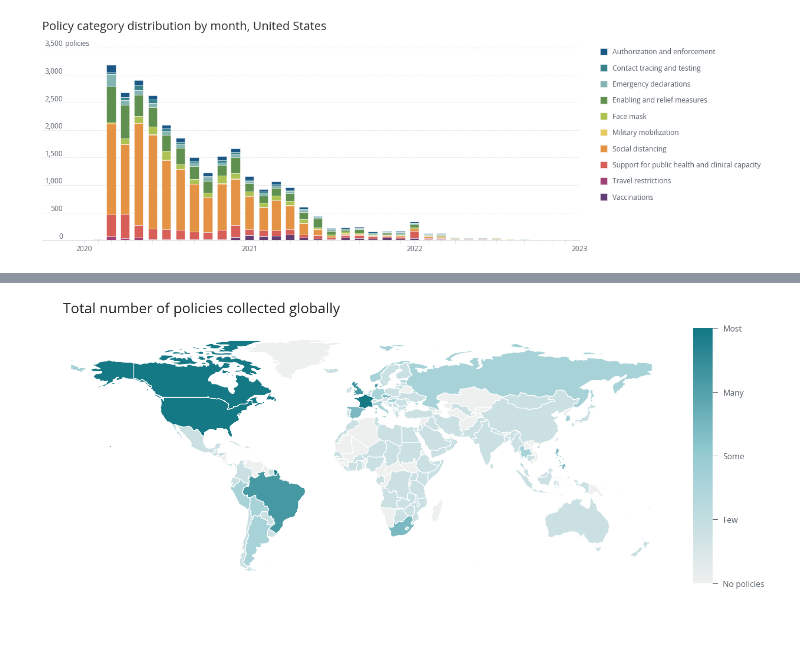
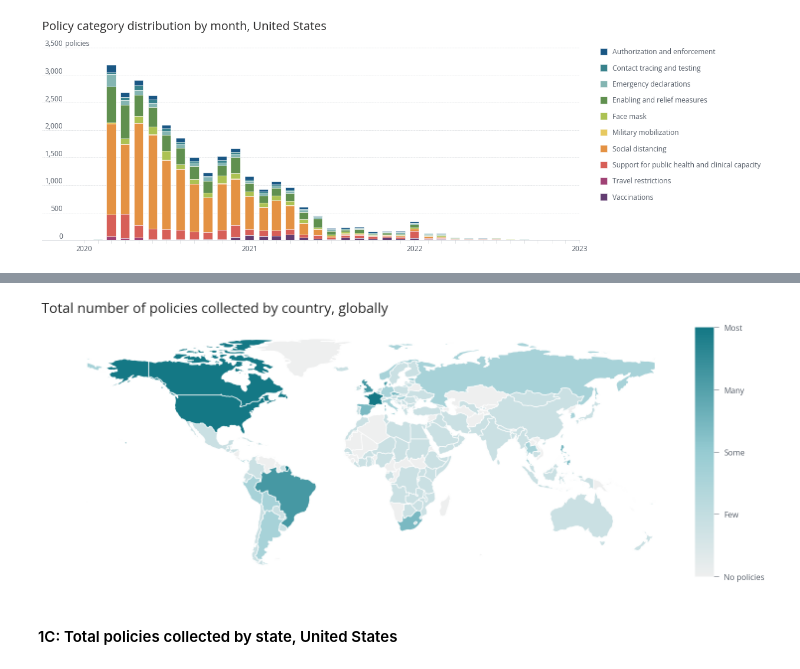
Before and after one commit to talus-analytics-bus/covid-amp-analysis, a Jupyter notebook: visualizations.ipynb, the cells around one changed output, grey strips where cells are left out. Saved outputs shown, nothing was run; the diff lists cells and outputs as text; code cells hidden in the pictures; blank space fills up the shorter version.

```diff
--- a/visualizations.ipynb
+++ b/visualizations.ipynb
@@ -487,37 +487,39 @@ merge.plot(column='Policy count',
 # Adjust margins and set title
 ax.margins(x=0.05)
 
-ttl = ax.set_title('Total number of policies collected globally',fontsize=28)
+ttl = ax.set_title('Total number of policies collected by country, globally',fontsize=28)
 ttl.set_position([0.25,1.05])
 
 # Set the background color of the map
 ax.set(facecolor='white')
 
 # Turn axis off
 ax.axis('off')
 
 # Create a colorbar
 divider = make_axes_locatable(ax)
 cax = divider.append_axes("right", size="3%", pad=0.05)
 sm = plt.cm.ScalarMappable(cmap=cm,
                            norm=plt.Normalize(vmin=vmin,
                                               vmax=vmax))
 
 
 sm._A = []
 cbar = plt.colorbar(sm,cax=cax,drawedges=False)
 cbar.set_ticks([vmin,vq1,vmid,vq3,vmax])
 cbar.ax.yaxis.set_ticklabels(['No policies','Few','Some','Many','Most'])
 cbar.ax.yaxis.set_tick_params(direction='out',length=10,width=1,pad=10,colors=chart[1],labelsize=16)
 cbar.outline.set_visible(False)
 
 
 # Display the map
 plt.show()
 
 # # Save
 # plt.savefig('figures/total_global_policies.png', dpi=1200, facecolor='w',
 #             edgecolor='w',
 #             orientation='portrait',bbox_inches='tight')
 # %% [output]
-[figure, old version]
+[figure, new version]
+# %% [markdown]
+#### 1C: Total policies collected by state, United States
```
Also changed, not shown: parts of 8 cells of this notebook, 2 other files.
